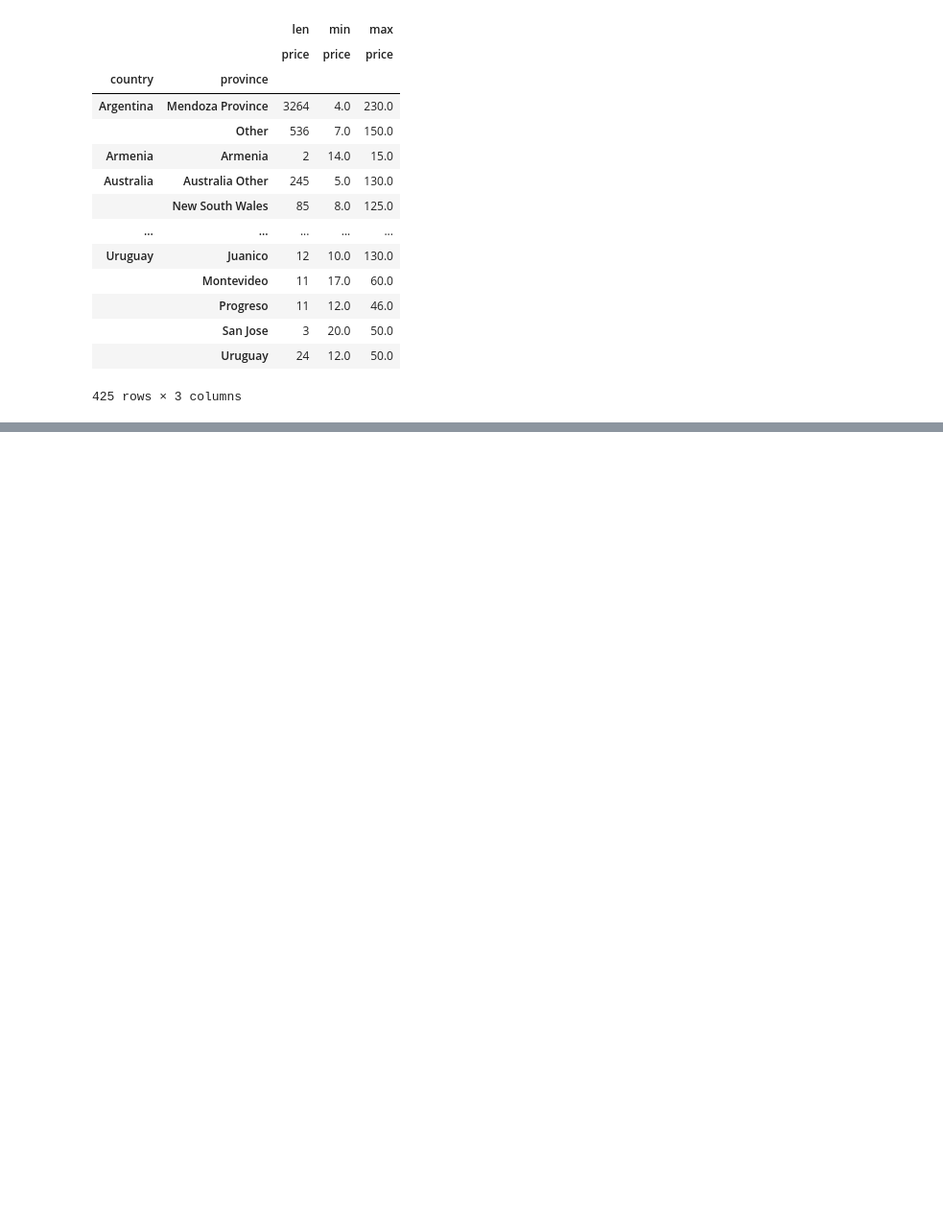
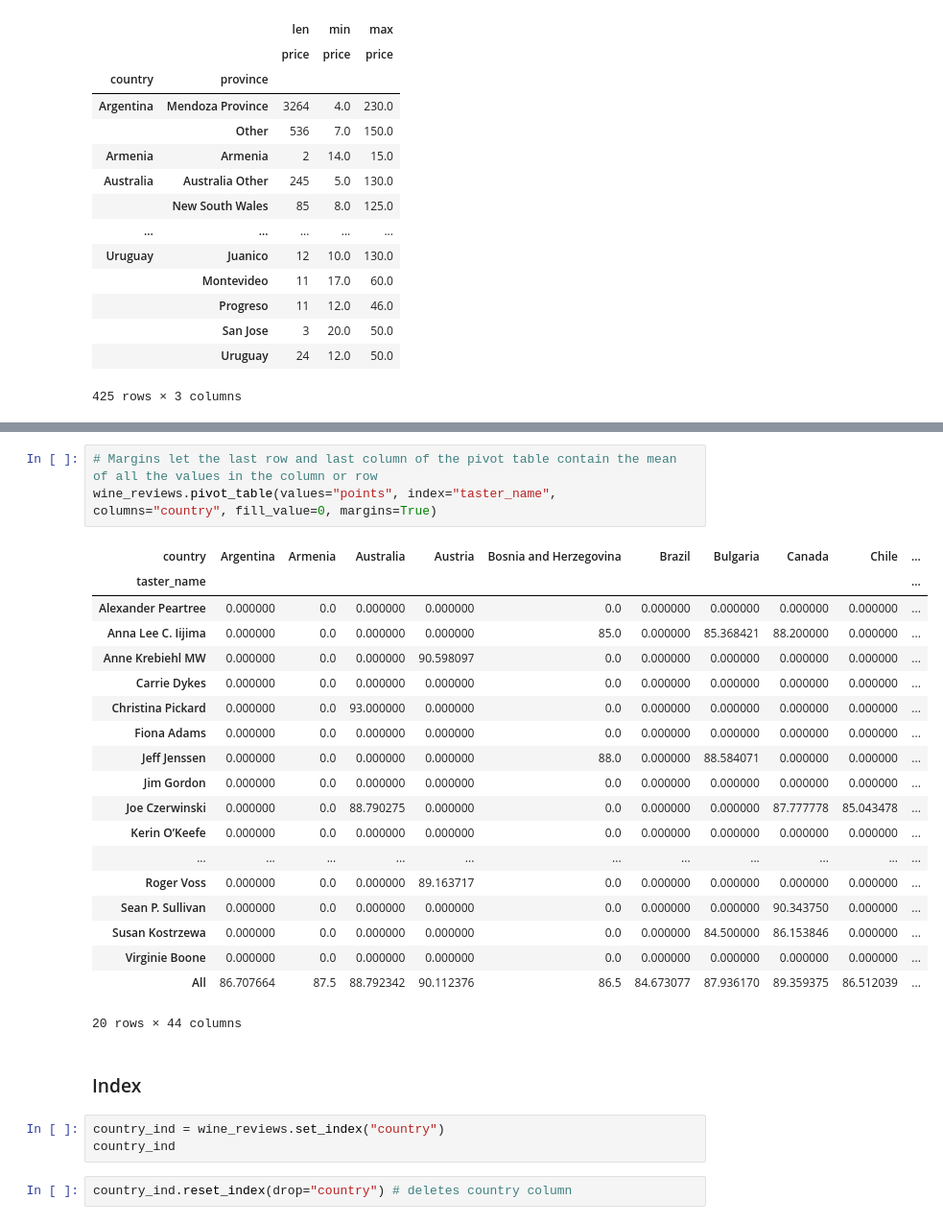
Before and after one commit to SyedaAnoosha/Data-Science-with-Python, a Jupyter notebook: Exploring Datasets/Wine Reviews/winemag_reviews_data.ipynb, the cells around one changed output, grey strips where cells are left out. Shown at 96% size. Drawn from its saved outputs; the diff is of its cells as text; blank space fills up the shorter version.

```diff
--- a/Exploring Datasets/Wine Reviews/winemag_reviews_data.ipynb
+++ b/Exploring Datasets/Wine Reviews/winemag_reviews_data.ipynb
@@ -1029,0 +1075,30 @@ wine_reviews.pivot_table(values="points",index=["country","taster_name"], aggfun
+# %%
+# Margins let the last row and last column of the pivot table contain the mean of all the values in the column or row
+wine_reviews.pivot_table(values="points", index="taster_name", columns="country", fill_value=0, margins=True)
+# %% [output]
+| country | Argentina | Armenia | Australia | Austria | Bosnia and Herzegovina | Brazil | Bulgaria | Canada | Chile | ... |
+| taster_name |  |  |  |  |  |  |  |  |  | ... |
+| Alexander Peartree | 0.000000 | 0.0 | 0.000000 | 0.000000 | 0.0 | 0.000000 | 0.000000 | 0.000000 | 0.000000 | ... |
+| Anna Lee C. Iijima | 0.000000 | 0.0 | 0.000000 | 0.000000 | 85.0 | 0.000000 | 85.368421 | 88.200000 | 0.000000 | ... |
+| Anne Krebiehl MW | 0.000000 | 0.0 | 0.000000 | 90.598097 | 0.0 | 0.000000 | 0.000000 | 0.000000 | 0.000000 | ... |
+| Carrie Dykes | 0.000000 | 0.0 | 0.000000 | 0.000000 | 0.0 | 0.000000 | 0.000000 | 0.000000 | 0.000000 | ... |
+| Christina Pickard | 0.000000 | 0.0 | 93.000000 | 0.000000 | 0.0 | 0.000000 | 0.000000 | 0.000000 | 0.000000 | ... |
+| Fiona Adams | 0.000000 | 0.0 | 0.000000 | 0.000000 | 0.0 | 0.000000 | 0.000000 | 0.000000 | 0.000000 | ... |
+| Jeff Jenssen | 0.000000 | 0.0 | 0.000000 | 0.000000 | 88.0 | 0.000000 | 88.584071 | 0.000000 | 0.000000 | ... |
+| Jim Gordon | 0.000000 | 0.0 | 0.000000 | 0.000000 | 0.0 | 0.000000 | 0.000000 | 0.000000 | 0.000000 | ... |
+| Joe Czerwinski | 0.000000 | 0.0 | 88.790275 | 0.000000 | 0.0 | 0.000000 | 0.000000 | 87.777778 | 85.043478 | ... |
+| Kerin O’Keefe | 0.000000 | 0.0 | 0.000000 | 0.000000 | 0.0 | 0.000000 | 0.000000 | 0.000000 | 0.000000 | ... |
+| ... | ... | ... | ... | ... | ... | ... | ... | ... | ... | ... |
+| Roger Voss | 0.000000 | 0.0 | 0.000000 | 89.163717 | 0.0 | 0.000000 | 0.000000 | 0.000000 | 0.000000 | ... |
+| Sean P. Sullivan | 0.000000 | 0.0 | 0.000000 | 0.000000 | 0.0 | 0.000000 | 0.000000 | 90.343750 | 0.000000 | ... |
+| Susan Kostrzewa | 0.000000 | 0.0 | 0.000000 | 0.000000 | 0.0 | 0.000000 | 84.500000 | 86.153846 | 0.000000 | ... |
+| Virginie Boone | 0.000000 | 0.0 | 0.000000 | 0.000000 | 0.0 | 0.000000 | 0.000000 | 0.000000 | 0.000000 | ... |
+| All | 86.707664 | 87.5 | 88.792342 | 90.112376 | 86.5 | 84.673077 | 87.936170 | 89.359375 | 86.512039 | ... |
+20 rows × 44 columns
+# %% [markdown]
+### Index
+# %%
+country_ind = wine_reviews.set_index("country")
+country_ind
+# %%
+country_ind.reset_index(drop="country") # deletes country column
```
Also changed, not shown: parts of 3 cells of this notebook, 4 other files.
